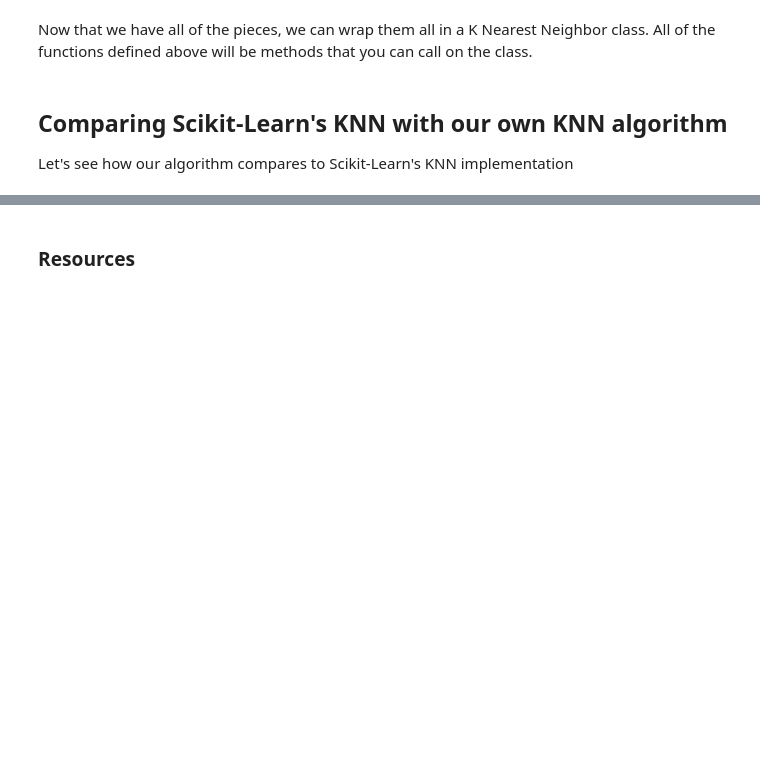
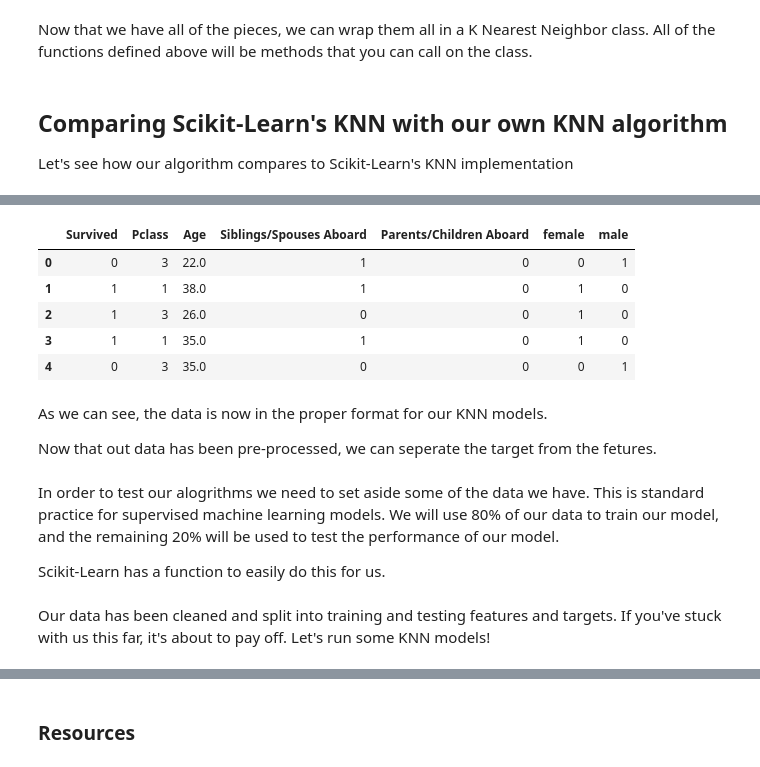
Before and after one commit to schase15/KNN_Algorithm, a Jupyter notebook: KNN_Algorithm.ipynb, the cells around one changed output, grey strips where cells are left out. Cells and saved outputs as stored; diff of their text form; code cells hidden in the pictures; blank space fills up the shorter version.

```diff
--- a/KNN_Algorithm.ipynb
+++ b/KNN_Algorithm.ipynb
@@ -403,0 +524,34 @@ We will only work with classification. After following along with this article,
+# %%
+# Build a pre-processing function that will clean the data for use in our KNN models
+
+def pre_process(df):
+  # Make a copy of the data
+  df = df.copy()
+
+  # Drop Name because target does not depend on name
+  # Drop Fare because it is directly tied to Pclass and therefore redundant information
+  df = df.drop(['Name', 'Fare'], axis=1)
+
+  # One-Hot-Encode the sex column using pd.get_dummies()
+  dummies = pd.get_dummies(df['Sex'])
+  # Add the new 'male' and 'female' columns to the existing df and drop the original 'Sex' column
+  df = pd.concat([df, dummies], axis= 'columns').drop('Sex', axis= 'columns')
+
+  # Return the pre-processed df
+  return df
+# %%
+# Run pre-process function and view returned df
+
+df = pre_process(df)
+df.head()
+# %% [output]
+|  | Survived | Pclass | Age | Siblings/Spouses Aboard | Parents/Children Aboard | female | male |
+| 0 | 0 | 3 | 22.0 | 1 | 0 | 0 | 1 |
+| 1 | 1 | 1 | 38.0 | 1 | 0 | 1 | 0 |
+| 2 | 1 | 3 | 26.0 | 0 | 0 | 1 | 0 |
+| 3 | 1 | 1 | 35.0 | 1 | 0 | 1 | 0 |
+| 4 | 0 | 3 | 35.0 | 0 | 0 | 0 | 1 |
+# %% [markdown]
+As we can see, the data is now in the proper format for our KNN models.
+
+Now that out data has been pre-processed, we can seperate the target from the fetures.
@@ -403,0 +566,4 @@ We will only work with classification. After following along with this article,
+# %% [markdown]
+In order to test our alogrithms we need to set aside some of the data we have. This is standard practice for supervised machine learning models. We will use 80% of our data to train our model, and the remaining 20% will be used to test the performance of our model.
+
+Scikit-Learn has a function to easily do this for us.
@@ -403,0 +576,2 @@ We will only work with classification. After following along with this article,
+# %% [markdown]
+Our data has been cleaned and split into training and testing features and targets. If you've stuck with us this far, it's about to pay off. Let's run some KNN models!
```
Also changed, not shown: parts of 28 cells of this notebook.
